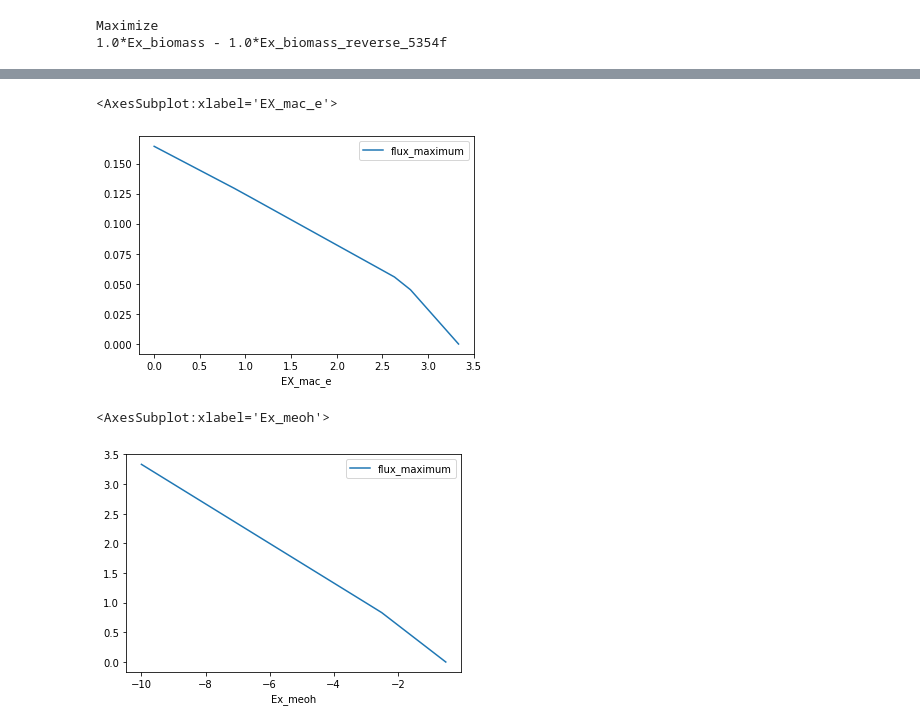
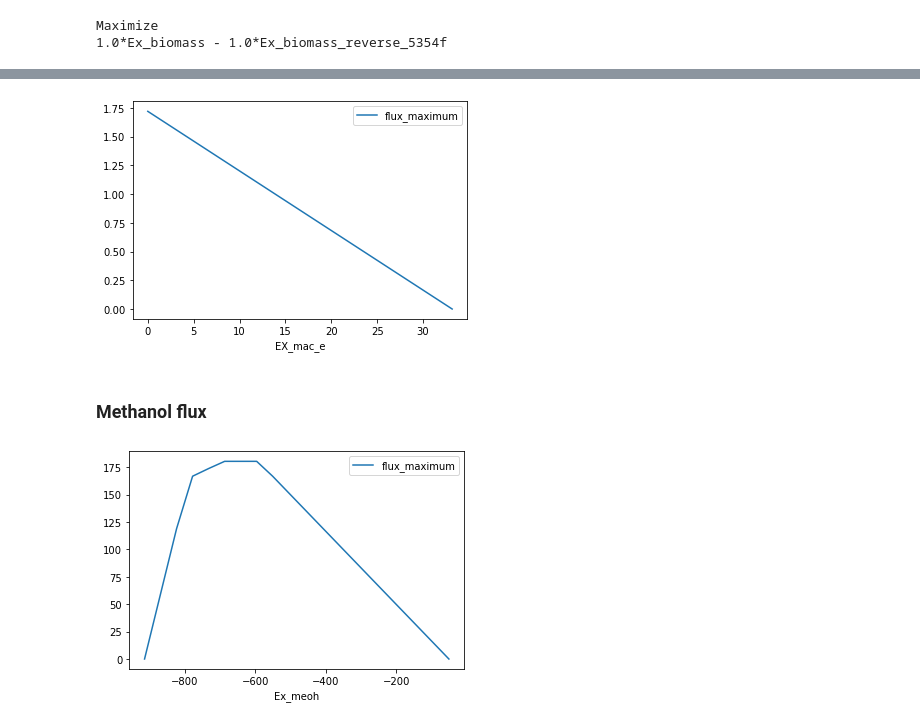
Before and after one commit to 27410/group-assignment-2021-group-8-malonic-acid-in-k-phaffii, a Jupyter notebook: models/Adjusted_models/iMT1026_adjustments.ipynb, the cells around one changed output, grey strips where cells are left out. Cells and saved outputs as stored; diff of their text form; code cells hidden in the pictures.

Commit message:
Lactate pathway + cosmetics

```diff
--- a/models/Adjusted_models/iMT1026_adjustments.ipynb
+++ b/models/Adjusted_models/iMT1026_adjustments.ipynb
@@ -73,0 +188,2 @@ h2o_c + msa_c + nadp_c --> h_c + malonic_acid_c + nadph_c
+# %%
+pathways = [[],beta_al_path,malcoa_path,lactate_path]
@@ -85,11 +240,22 @@ model.medium = medium
 # %%
 # optimizing for malonic acid
 with model:
+    # Medium manipulations/analytics
+    medium = model.medium
+    medium['Ex_glyc']= 0
+    #medium['Ex_lac_L']= 100
+    medium['Ex_meoh']= 100
+    #medium['Ex_o2']= 1000
+    model.medium = medium
+
+
     model.objective = model.reactions.get_by_id('EX_mac_e')
-    ma_production = model.optimize().objective_value
+    solution = model.optimize()
+    ma_production = solution.objective_value
     print('The model objective:',model.objective)
     #print('The resulting biomass growth rate:',model2.reactions.BIOMASS_Ec_iML1515_core_75p37M.flux)
-print('The resulting malonic acid production rate:',ma_production)
+    print(solution.fluxes.Ex_biomass)
+print(path_name[path_selector],'- resulting malonic acid production rate:',ma_production)
 # %% [output]
 The model objective: Maximize
 1.0*EX_mac_e - 1.0*EX_mac_e_reverse_30fce
@@ -99,22 +277,41 @@ from cobra.flux_analysis.phenotype_phase_plane import production_envelope
 import matplotlib.pyplot as plt
 # %%
 # phenotypic phase plane analysis
-ppp_maac_bms = production_envelope(model,
+with model:
+    # Medium manipulations/analytics
+    medium = model.medium
+    medium['Ex_glyc']= 0
+    #medium['Ex_lac_L']= 100
+    medium['Ex_meoh']= 100
+    #medium['Ex_o2']= 1000
+    model.medium = medium
+
+    model.remove_cons_vars(constrained_growth)  # remove the constraint to see the malonic prd vs growth rate over the whole spectra
+    ppp_maac_bms = production_envelope(model,
                     reactions = [model.reactions.get_by_id('EX_mac_e')],
                     objective = model.reactions.Ex_biomass)
-ppp_maac_bms.plot(x='EX_mac_e', y='flux_maximum')
+    ppp_maac_bms.plot(x='EX_mac_e', y='flux_maximum')
 # %% [output]
-<AxesSubplot:xlabel='EX_mac_e'>
-[figure, old version]
+[figure, new version]
+# %% [markdown]
+### Methanol flux
 # %%
 # phenotypic phase plane analysis
-ppp_maac_meoh = production_envelope(model,
+# model.reactions.get_by_id('Ex_meoh')
+with model:
+    # Medium manipulations/analytics
+    medium = model.medium
+    medium['Ex_glyc']= 0
+    #medium['Ex_lac_L']= 1000
+    medium['Ex_meoh']= 1000
+    #medium['Ex_o2']= 1000
+    model.medium = medium
+    ppp_maac_meoh = production_envelope(model,
                     reactions = [model.reactions.get_by_id('Ex_meoh')],
                     objective = model.reactions.get_by_id('EX_mac_e'))
-ppp_maac_meoh.plot(x='Ex_meoh', y='flux_maximum')
+    ppp_maac_meoh.plot(x='Ex_meoh', y='flux_maximum')
 # %% [output]
-<AxesSubplot:xlabel='Ex_meoh'>
-[figure, old version]
+[figure, new version]
 # %%
 ppp_maac_meoh.Ex_meoh[ppp_maac_meoh.flux_maximum.idxmax()]
 # %% [output]
```
Also changed, not shown: parts of 51 cells of this notebook, 1 other file.
